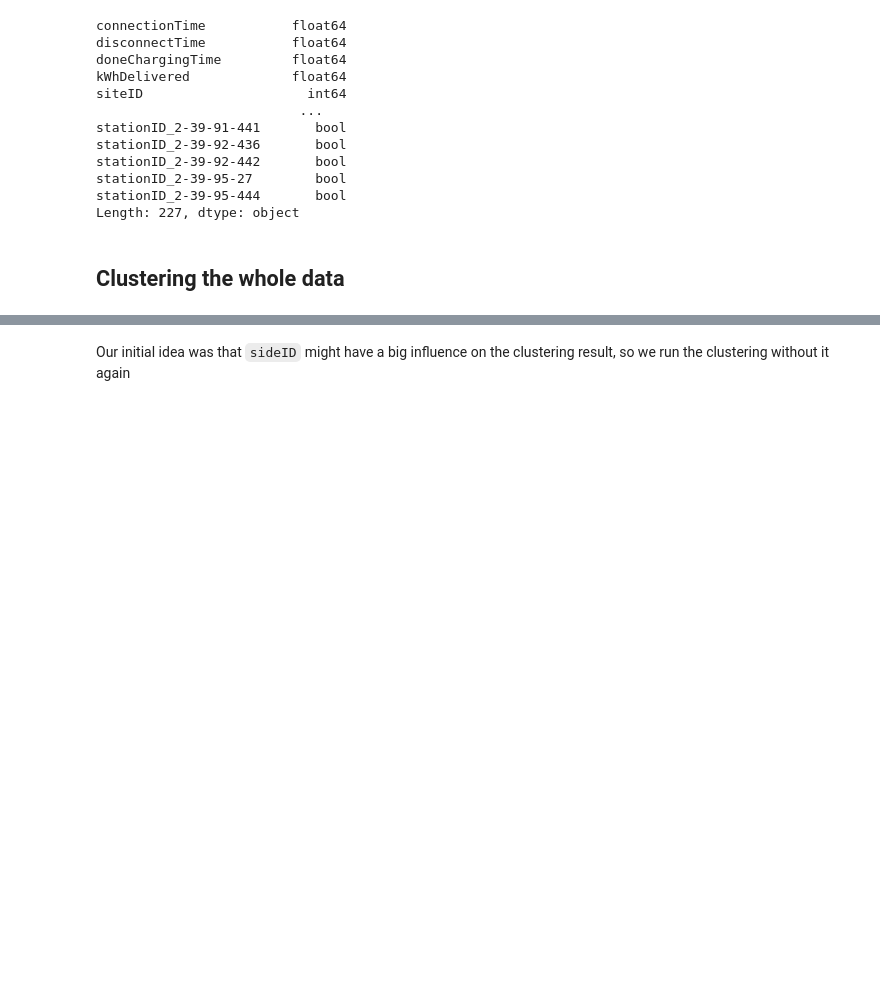
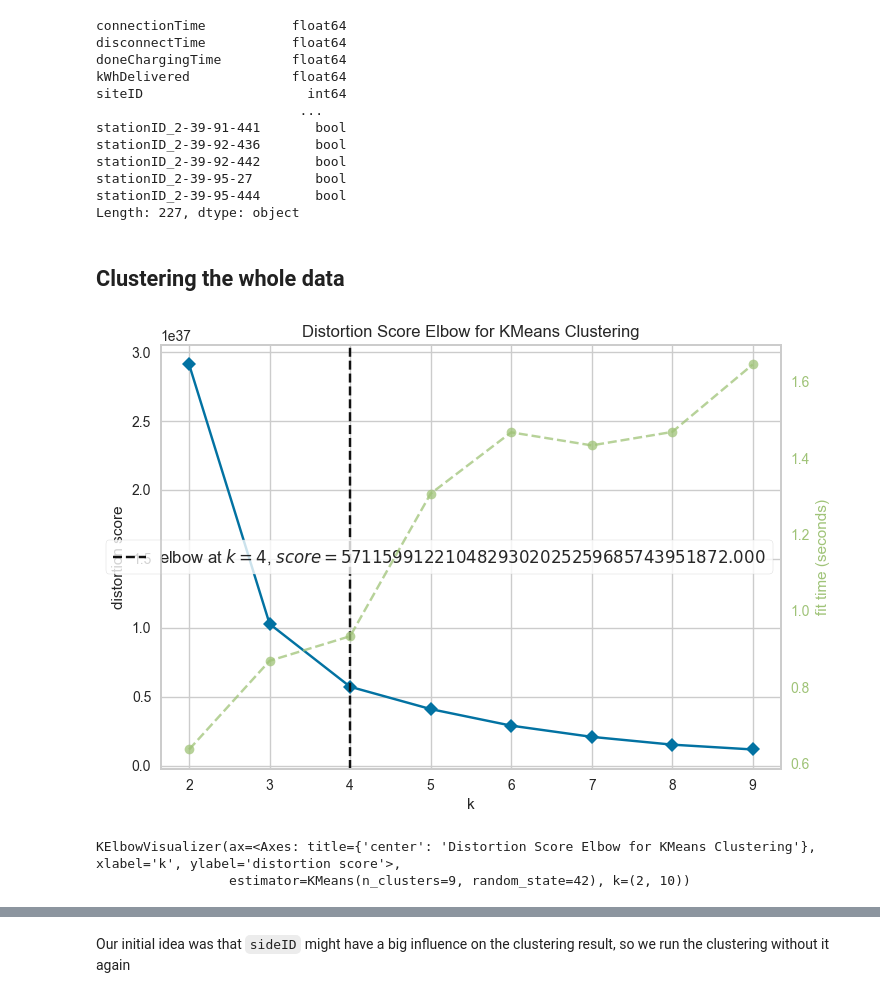
Before and after one commit to S0PEX/AA_Team_9_WS23, a Jupyter notebook: clustering.ipynb, the cells around one changed output, grey strips where cells are left out. Drawn from its saved outputs; the diff is of its cells as text; code cells hidden in the pictures; blank space fills up the shorter version.

```diff
--- a/clustering.ipynb
+++ b/clustering.ipynb
@@ -100,4 +114,12 @@ def perform_kmeans_and_plot(data, n_clusters):
 # %% [markdown]
 ## Clustering the whole data
 # %%
-number_of_clusters = 3
+from sklearn.cluster import KMeans
+from yellowbrick.cluster.elbow import kelbow_visualizer
+
+# Find the best number of clusters via elbow method
+kelbow_visualizer(KMeans(random_state=42, init='k-means++'), prepared_data, k=(2,10))
+# %% [output]
+[figure, added]
+KElbowVisualizer(ax=<Axes: title={'center': 'Distortion Score Elbow for KMeans Clustering'}, xlabel='k', ylabel='distortion score'>,
+                 estimator=KMeans(n_clusters=9, random_state=42), k=(2, 10))
```
Also changed, not shown: parts of 5 cells of this notebook, 1 other file.
